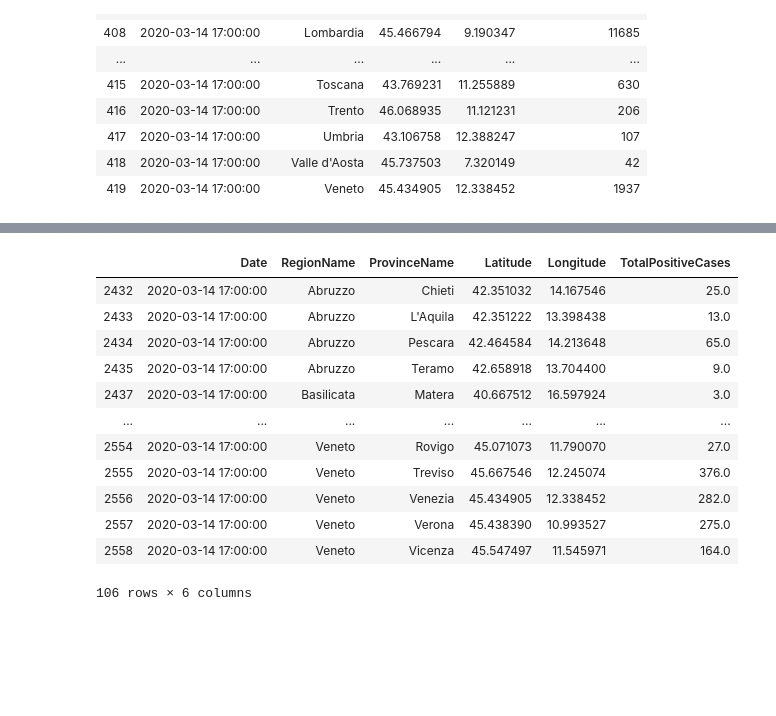
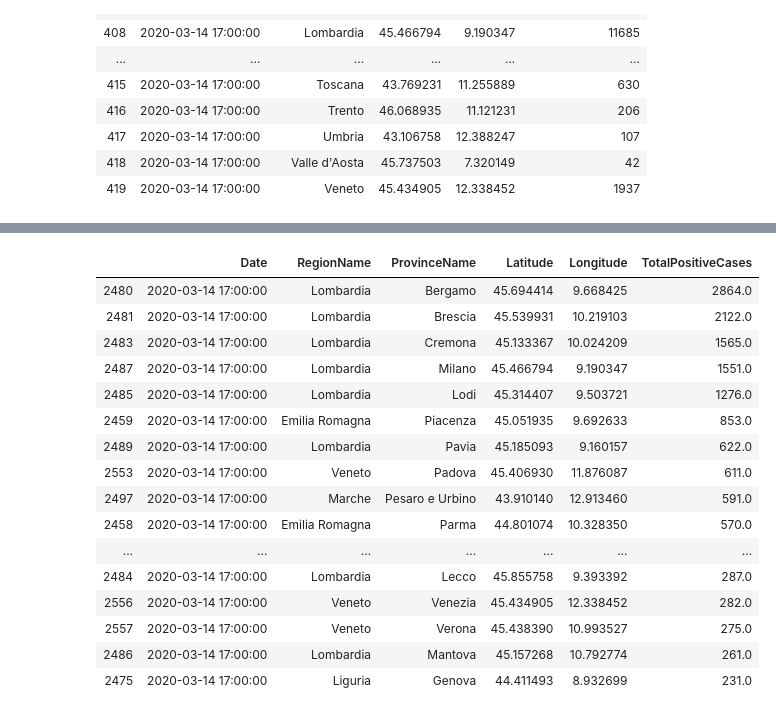
Before and after one commit to m322/portfolio, a Jupyter notebook: covid-19/italy.ipynb, the cells around one changed output, grey strips where cells are left out. Saved outputs shown, nothing was run; the diff lists cells and outputs as text; code cells hidden in the pictures; blank space fills up the shorter version.

Commit message:
show the 20 provinces with most total cases

```diff
--- a/covid-19/italy.ipynb
+++ b/covid-19/italy.ipynb
@@ -159,32 +159,36 @@ italy_map
 # %%
 italy_province_cluster_cols = ['data', 'denominazione_regione', 'denominazione_provincia', 'totale_casi', 'lat', 'long']
 
 italy_province_cluster = pd.read_csv("https://raw.githubusercontent.com/pcm-dpc/COVID-19/master/dati-province/dpc-covid19-ita-province.csv",
                                      usecols=italy_province_cluster_cols)
 italy_province_cluster = italy_province_cluster.rename(columns={'data': 'Date', 'denominazione_regione': 'RegionName',
                                             'denominazione_provincia': 'ProvinceName',
                                             'totale_casi': 'TotalPositiveCases',
                                             'lat': 'Latitude',
                                             'long': 'Longitude'})
 italy_province_cluster['Date'] = pd.to_datetime(italy_province_cluster['Date'])
 italy_province_cluster = italy_province_cluster[(italy_province_cluster['Date']==last_date) &
                                                  (italy_province_cluster['Latitude']!=0.0) &
                                                  (italy_province_cluster['TotalPositiveCases']!=0.0)]
-italy_province_cluster
+italy_province_cluster.sort_values(by='TotalPositiveCases', ascending=False)[:20]
 # %% [output]
 |  | Date | RegionName | ProvinceName | Latitude | Longitude | TotalPositiveCases |
-| 2432 | 2020-03-14 17:00:00 | Abruzzo | Chieti | 42.351032 | 14.167546 | 25.0 |
-| 2433 | 2020-03-14 17:00:00 | Abruzzo | L'Aquila | 42.351222 | 13.398438 | 13.0 |
-| 2434 | 2020-03-14 17:00:00 | Abruzzo | Pescara | 42.464584 | 14.213648 | 65.0 |
-| 2435 | 2020-03-14 17:00:00 | Abruzzo | Teramo | 42.658918 | 13.704400 | 9.0 |
-| 2437 | 2020-03-14 17:00:00 | Basilicata | Matera | 40.667512 | 16.597924 | 3.0 |
+| 2480 | 2020-03-14 17:00:00 | Lombardia | Bergamo | 45.694414 | 9.668425 | 2864.0 |
+| 2481 | 2020-03-14 17:00:00 | Lombardia | Brescia | 45.539931 | 10.219103 | 2122.0 |
+| 2483 | 2020-03-14 17:00:00 | Lombardia | Cremona | 45.133367 | 10.024209 | 1565.0 |
+| 2487 | 2020-03-14 17:00:00 | Lombardia | Milano | 45.466794 | 9.190347 | 1551.0 |
+| 2485 | 2020-03-14 17:00:00 | Lombardia | Lodi | 45.314407 | 9.503721 | 1276.0 |
+| 2459 | 2020-03-14 17:00:00 | Emilia Romagna | Piacenza | 45.051935 | 9.692633 | 853.0 |
+| 2489 | 2020-03-14 17:00:00 | Lombardia | Pavia | 45.185093 | 9.160157 | 622.0 |
+| 2553 | 2020-03-14 17:00:00 | Veneto | Padova | 45.406930 | 11.876087 | 611.0 |
+| 2497 | 2020-03-14 17:00:00 | Marche | Pesaro e Urbino | 43.910140 | 12.913460 | 591.0 |
+| 2458 | 2020-03-14 17:00:00 | Emilia Romagna | Parma | 44.801074 | 10.328350 | 570.0 |
 | ... | ... | ... | ... | ... | ... | ... |
-| 2554 | 2020-03-14 17:00:00 | Veneto | Rovigo | 45.071073 | 11.790070 | 27.0 |
-| 2555 | 2020-03-14 17:00:00 | Veneto | Treviso | 45.667546 | 12.245074 | 376.0 |
+| 2484 | 2020-03-14 17:00:00 | Lombardia | Lecco | 45.855758 | 9.393392 | 287.0 |
 | 2556 | 2020-03-14 17:00:00 | Veneto | Venezia | 45.434905 | 12.338452 | 282.0 |
 | 2557 | 2020-03-14 17:00:00 | Veneto | Verona | 45.438390 | 10.993527 | 275.0 |
-| 2558 | 2020-03-14 17:00:00 | Veneto | Vicenza | 45.547497 | 11.545971 | 164.0 |
+| 2486 | 2020-03-14 17:00:00 | Lombardia | Mantova | 45.157268 | 10.792774 | 261.0 |
+| 2475 | 2020-03-14 17:00:00 | Liguria | Genova | 44.411493 | 8.932699 | 231.0 |
-106 rows × 6 columns
 # %%
 italy_map = folium.Map(location=[42.8719, 12.5674], zoom_start=5, tiles='Stamen Toner')
 
```
Also changed, not shown: parts of 1 cell of this notebook.
